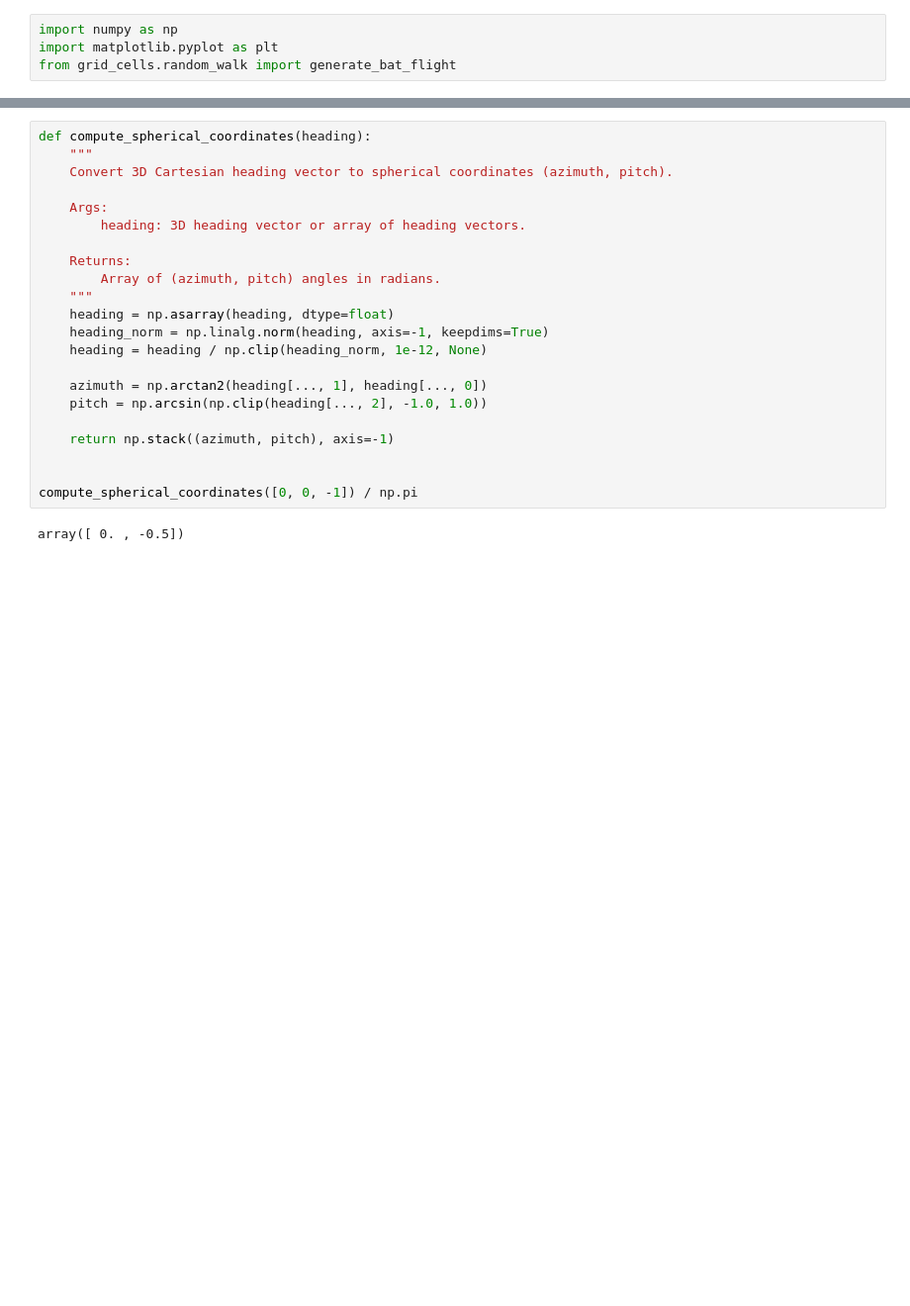
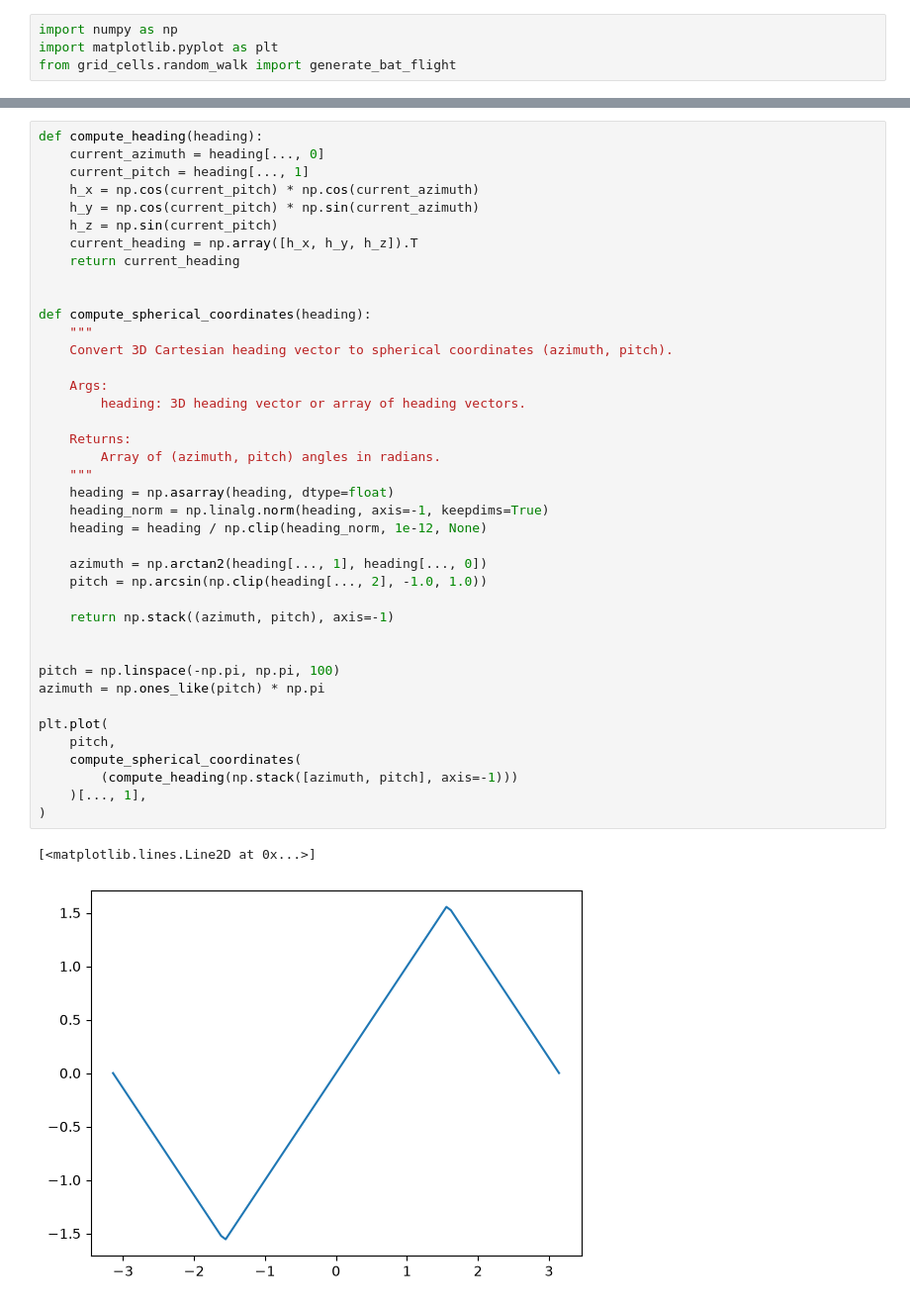
Before and after one commit to siaulich/grid-cells, a Jupyter notebook: notebooks/test_random_walk.ipynb, the cells around one changed output, grey strips where cells are left out. Shown at 99% size. Drawn from its saved outputs; the diff is of its cells as text; blank space fills up the shorter version.

```diff
--- a/notebooks/test_random_walk.ipynb
+++ b/notebooks/test_random_walk.ipynb
@@ -74,24 +81,43 @@ array([1.99998194, 1.99964525])
 # %%
+def compute_heading(heading):
+    current_azimuth = heading[..., 0]
+    current_pitch = heading[..., 1]
+    h_x = np.cos(current_pitch) * np.cos(current_azimuth)
+    h_y = np.cos(current_pitch) * np.sin(current_azimuth)
+    h_z = np.sin(current_pitch)
+    current_heading = np.array([h_x, h_y, h_z]).T
+    return current_heading
+
+
 def compute_spherical_coordinates(heading):
     """
     Convert 3D Cartesian heading vector to spherical coordinates (azimuth, pitch).
 
     Args:
         heading: 3D heading vector or array of heading vectors.
 
     Returns:
         Array of (azimuth, pitch) angles in radians.
     """
     heading = np.asarray(heading, dtype=float)
     heading_norm = np.linalg.norm(heading, axis=-1, keepdims=True)
     heading = heading / np.clip(heading_norm, 1e-12, None)
 
     azimuth = np.arctan2(heading[..., 1], heading[..., 0])
     pitch = np.arcsin(np.clip(heading[..., 2], -1.0, 1.0))
 
     return np.stack((azimuth, pitch), axis=-1)
 
 
-compute_spherical_coordinates([0, 0, -1]) / np.pi
+pitch = np.linspace(-np.pi, np.pi, 100)
+azimuth = np.ones_like(pitch) * np.pi
+
+plt.plot(
+    pitch,
+    compute_spherical_coordinates(
+        (compute_heading(np.stack([azimuth, pitch], axis=-1)))
+    )[..., 1],
+)
 # %% [output]
-array([ 0. , -0.5])
+[<matplotlib.lines.Line2D at 0x...>]
+[figure, added]
```
Also changed, not shown: parts of 7 cells of this notebook, 11 other files.
